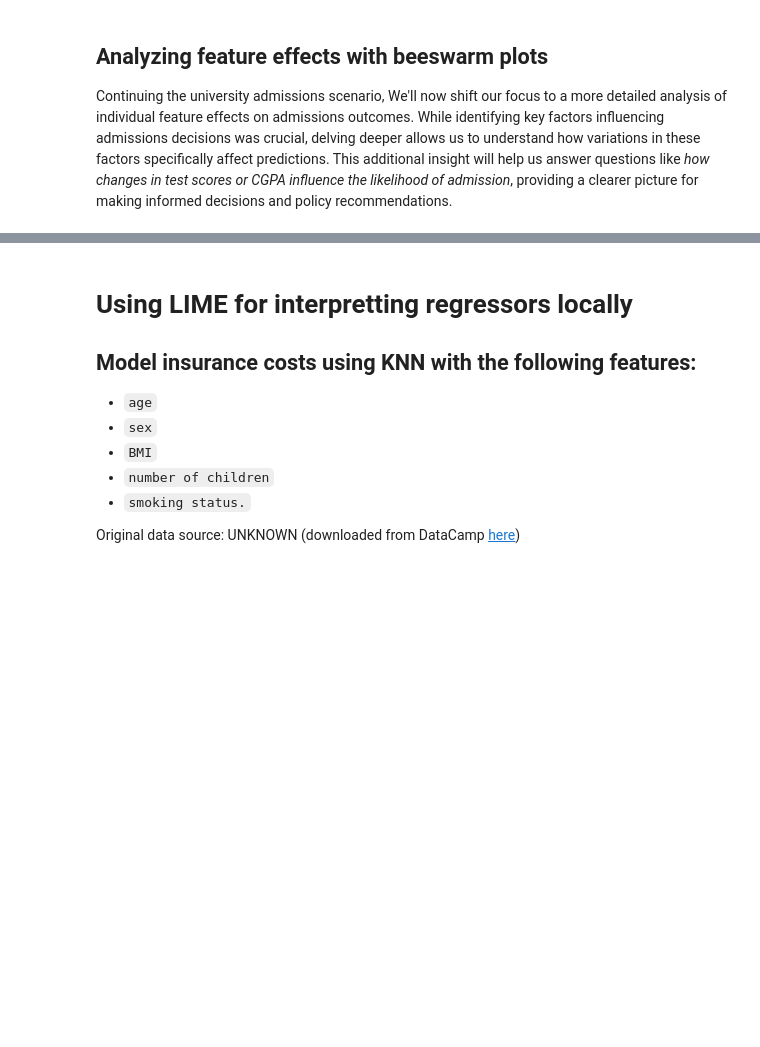
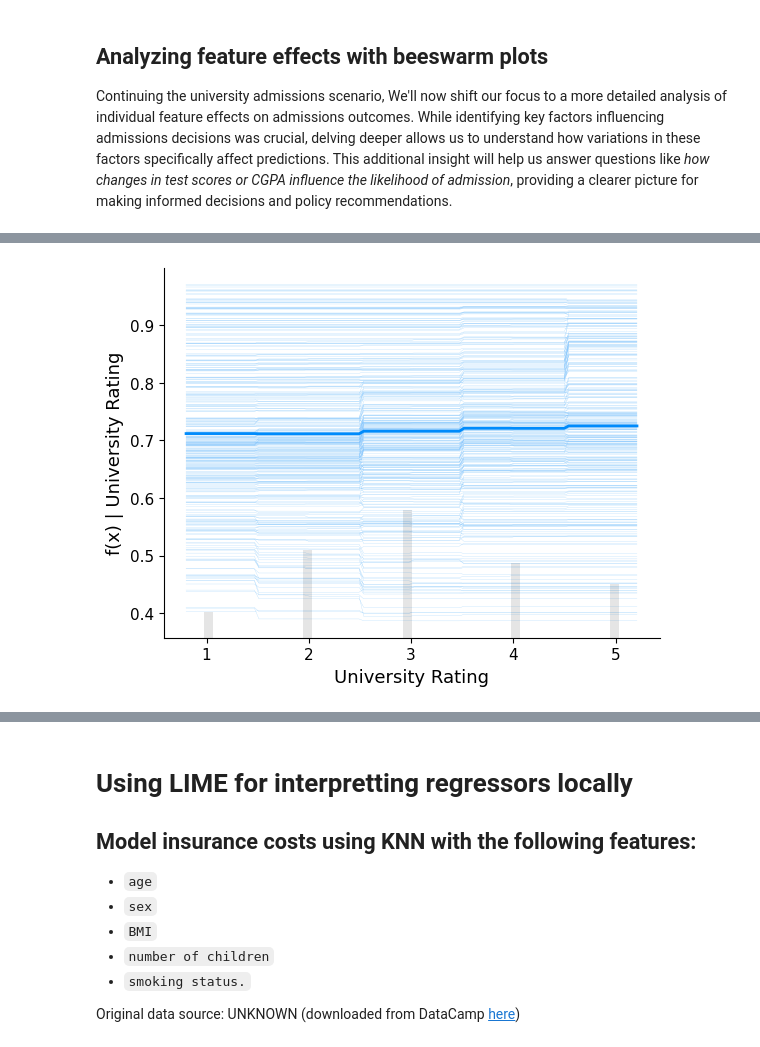
Before and after one commit to MichaelSzczepaniak/MLAIProjects, a Jupyter notebook: ExplainableML/ExplainableML.ipynb, the cells around one changed output, grey strips where cells are left out. Cells and saved outputs as stored; diff of their text form; code cells hidden in the pictures; blank space fills up the shorter version.

```diff
--- a/ExplainableML/ExplainableML.ipynb
+++ b/ExplainableML/ExplainableML.ipynb
@@ -747,0 +756,5 @@ Continuing the university admissions scenario, We'll now shift our focus to a mo
+# %%
+# Generate the partial dependence plot for University Rating
+shap.partial_dependence_plot("University Rating", rfr_admin_model.predict, X_train_adm)
+# %% [output]
+[figure, added]
```
Also changed, not shown: parts of 12 cells of this notebook.
